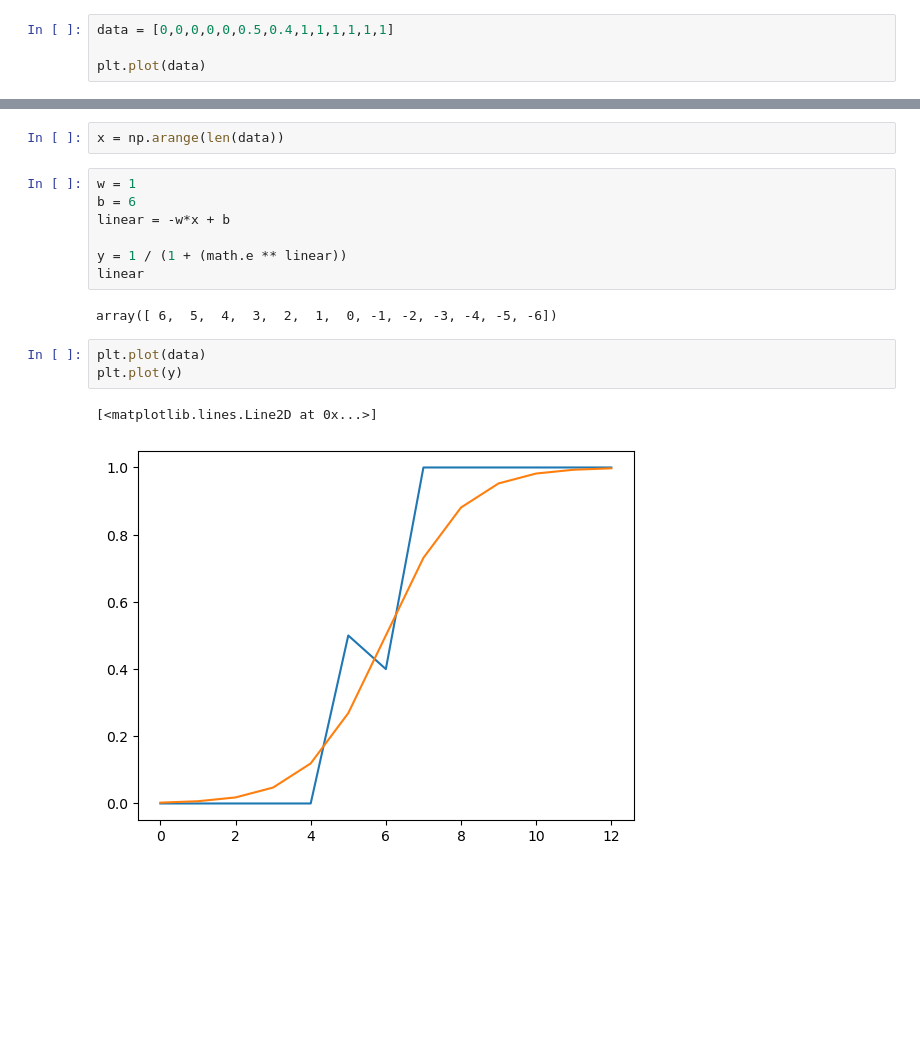
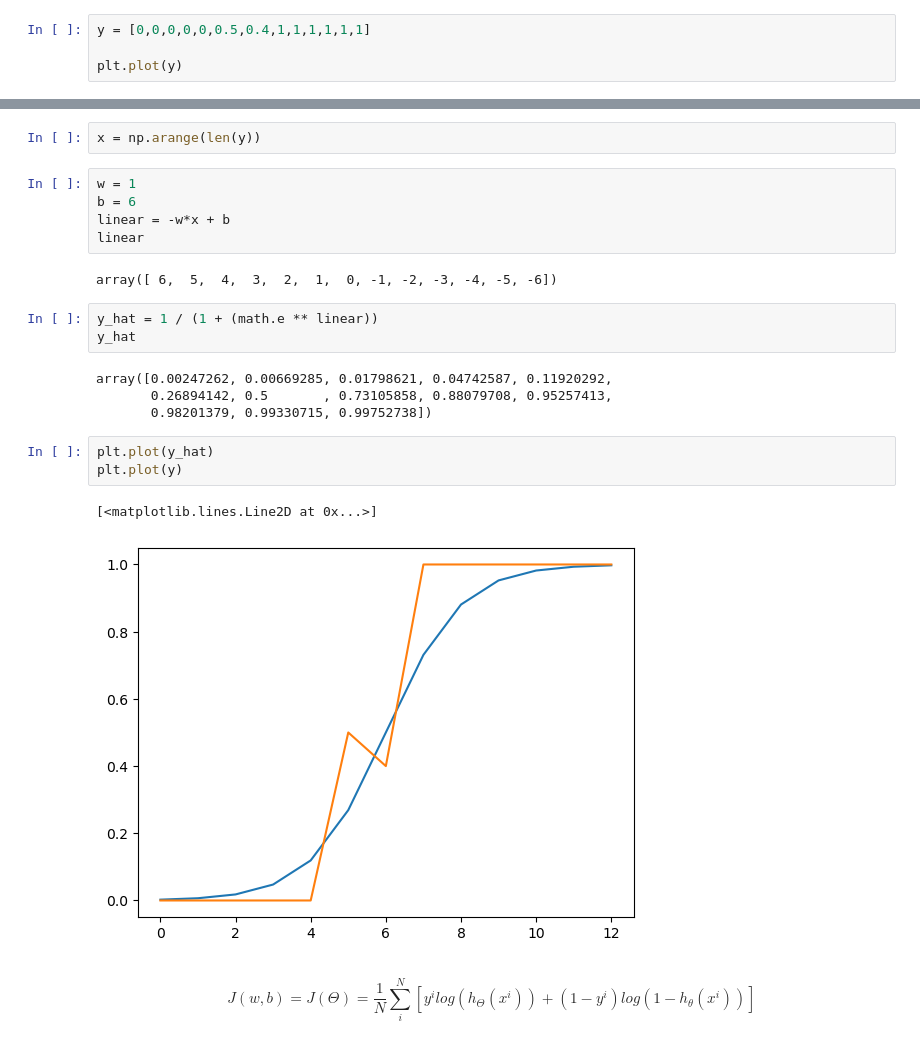
Before and after one commit to gutmmm/machine-learning-101, a Jupyter notebook: 03 - logistic_regression.ipynb, the cells around one changed output, grey strips where cells are left out. Cells and saved outputs as stored; diff of their text form; blank space fills up the shorter version.

```diff
--- a/03 - logistic_regression.ipynb
+++ b/03 - logistic_regression.ipynb
@@ -3,26 +3,33 @@ import matplotlib.pyplot as plt
 import numpy as np
 import math
 # %%
-data = [0,0,0,0,0,0.5,0.4,1,1,1,1,1,1]
+y = [0,0,0,0,0,0.5,0.4,1,1,1,1,1,1]
 
-plt.plot(data)
+plt.plot(y)
 # %% [output]
 [<matplotlib.lines.Line2D at 0x...>]
 [figure]
 # %%
-x = np.arange(len(data))
+x = np.arange(len(y))
 # %%
 w = 1
 b = 6
 linear = -w*x + b
-
-y = 1 / (1 + (math.e ** linear))
 linear
 # %% [output]
 array([ 6,  5,  4,  3,  2,  1,  0, -1, -2, -3, -4, -5, -6])
+# %%
+y_hat = 1 / (1 + (math.e ** linear))
+y_hat
+# %% [output]
+array([0.00247262, 0.00669285, 0.01798621, 0.04742587, 0.11920292,
+       0.26894142, 0.5       , 0.73105858, 0.88079708, 0.95257413,
+       0.98201379, 0.99330715, 0.99752738])
 # %%
-plt.plot(data)
+plt.plot(y_hat)
 plt.plot(y)
 # %% [output]
 [<matplotlib.lines.Line2D at 0x...>]
-[figure, old version]
+[figure, new version]
+# %% [markdown]
+$$J(w,b) = J(\Theta) = \frac{1}{N} \sum_{i}^{N} [ y^i log(h_\Theta(x^i)) + (1 - y^i)log(1-h_\theta(x^i))        ]                  $$
```
Also changed, not shown: parts of 2 cells of this notebook.
